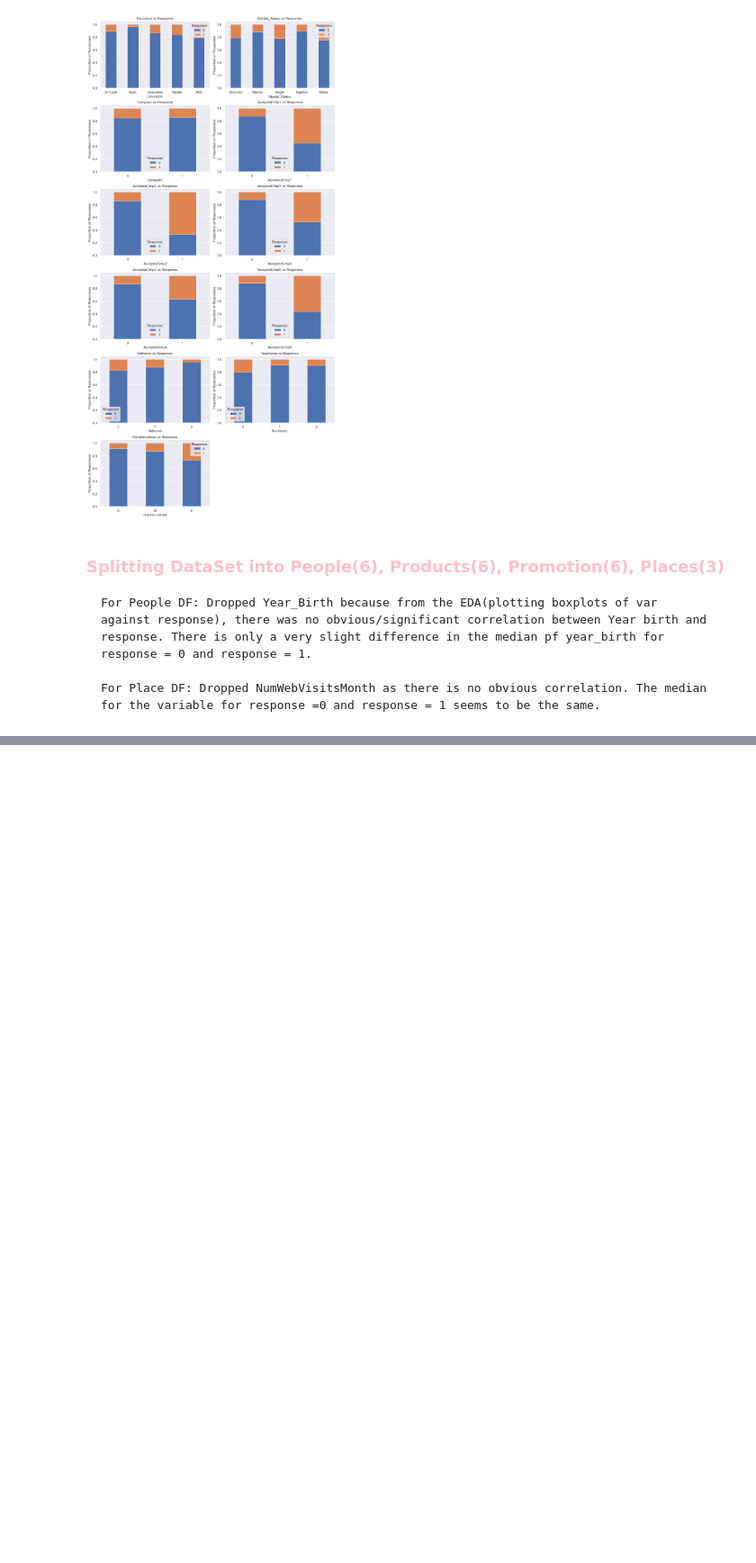
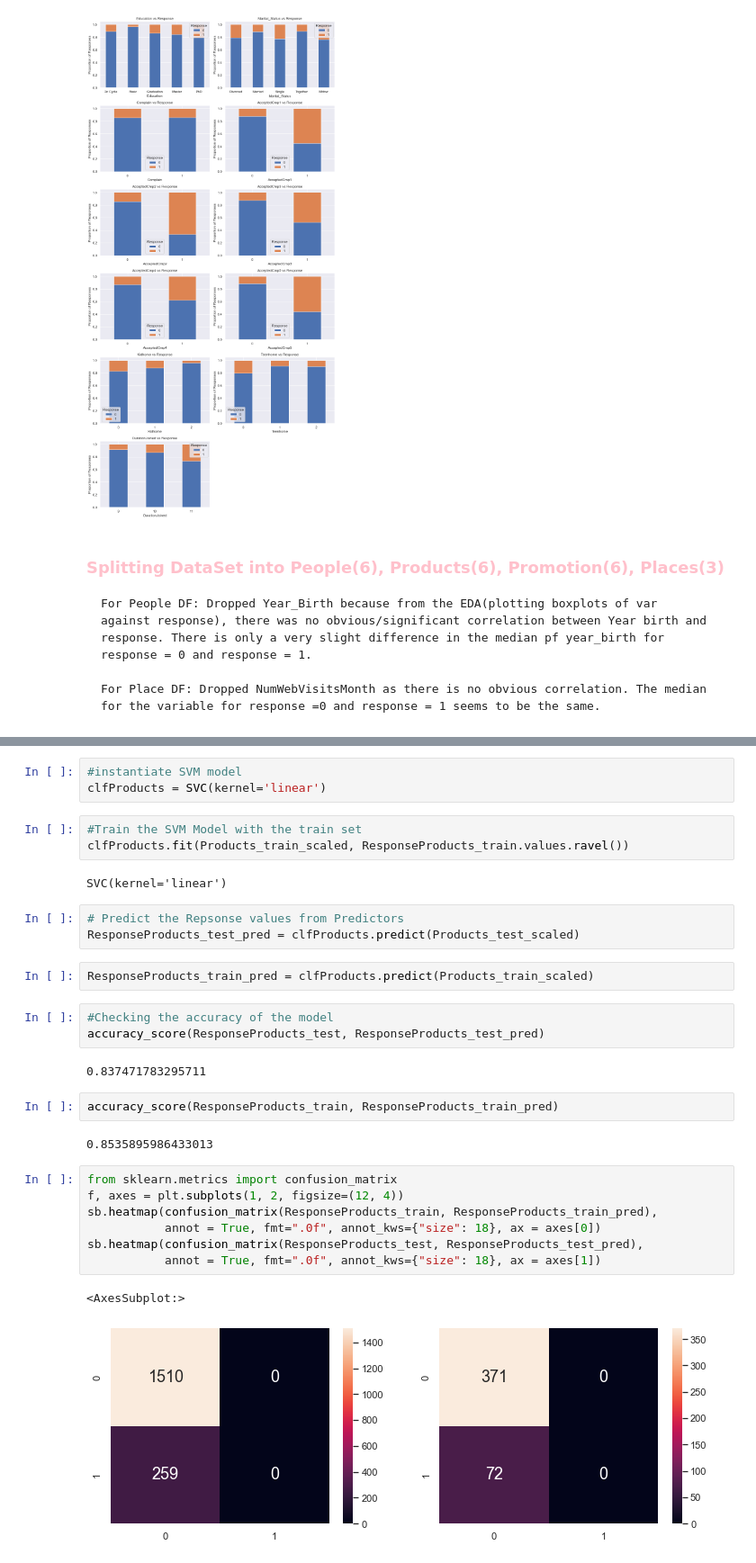
Before and after one commit to rachellimjh/SC1015-Project, a Jupyter notebook: dev-Rheanne.ipynb, the cells around one changed output, grey strips where cells are left out. Shown at 90% size. Drawn from its saved outputs; the diff is of its cells as text; blank space fills up the shorter version.

```diff
--- a/dev-Rheanne.ipynb
+++ b/dev-Rheanne.ipynb
@@ -390,0 +565,32 @@ Place.head()
+# %%
+#instantiate SVM model
+clfProducts = SVC(kernel='linear')
+# %%
+#Train the SVM Model with the train set
+clfProducts.fit(Products_train_scaled, ResponseProducts_train.values.ravel())
+# %% [output]
+SVC(kernel='linear')
+# %%
+# Predict the Repsonse values from Predictors
+ResponseProducts_test_pred = clfProducts.predict(Products_test_scaled)
+# %%
+ResponseProducts_train_pred = clfProducts.predict(Products_train_scaled)
+# %%
+#Checking the accuracy of the model
+accuracy_score(ResponseProducts_test, ResponseProducts_test_pred)
+# %% [output]
+0.837471783295711
+# %%
+accuracy_score(ResponseProducts_train, ResponseProducts_train_pred)
+# %% [output]
+0.8535895986433013
+# %%
+from sklearn.metrics import confusion_matrix
+f, axes = plt.subplots(1, 2, figsize=(12, 4))
+sb.heatmap(confusion_matrix(ResponseProducts_train, ResponseProducts_train_pred),
+           annot = True, fmt=".0f", annot_kws={"size": 18}, ax = axes[0])
+sb.heatmap(confusion_matrix(ResponseProducts_test, ResponseProducts_test_pred),
+           annot = True, fmt=".0f", annot_kws={"size": 18}, ax = axes[1])
+# %% [output]
+<AxesSubplot:>
+[figure, added]
```
Also changed, not shown: parts of 57 cells of this notebook.
